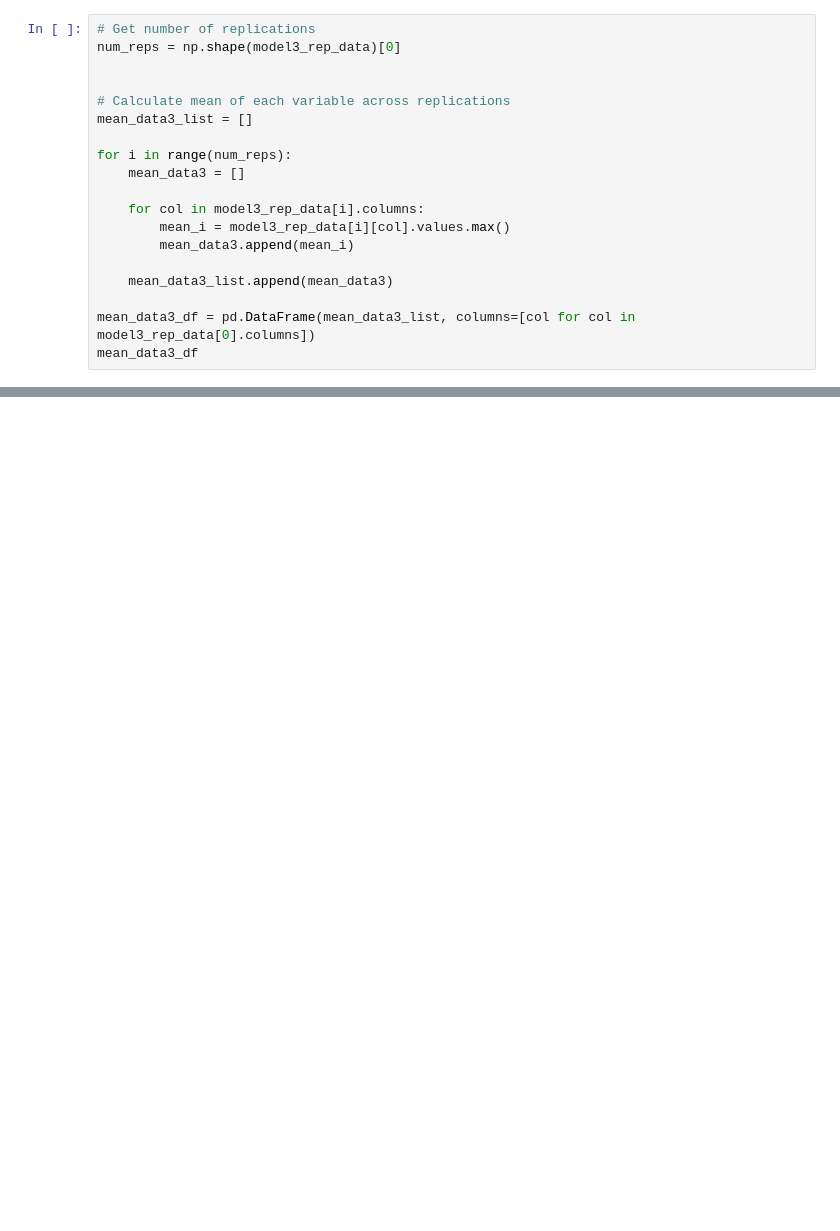
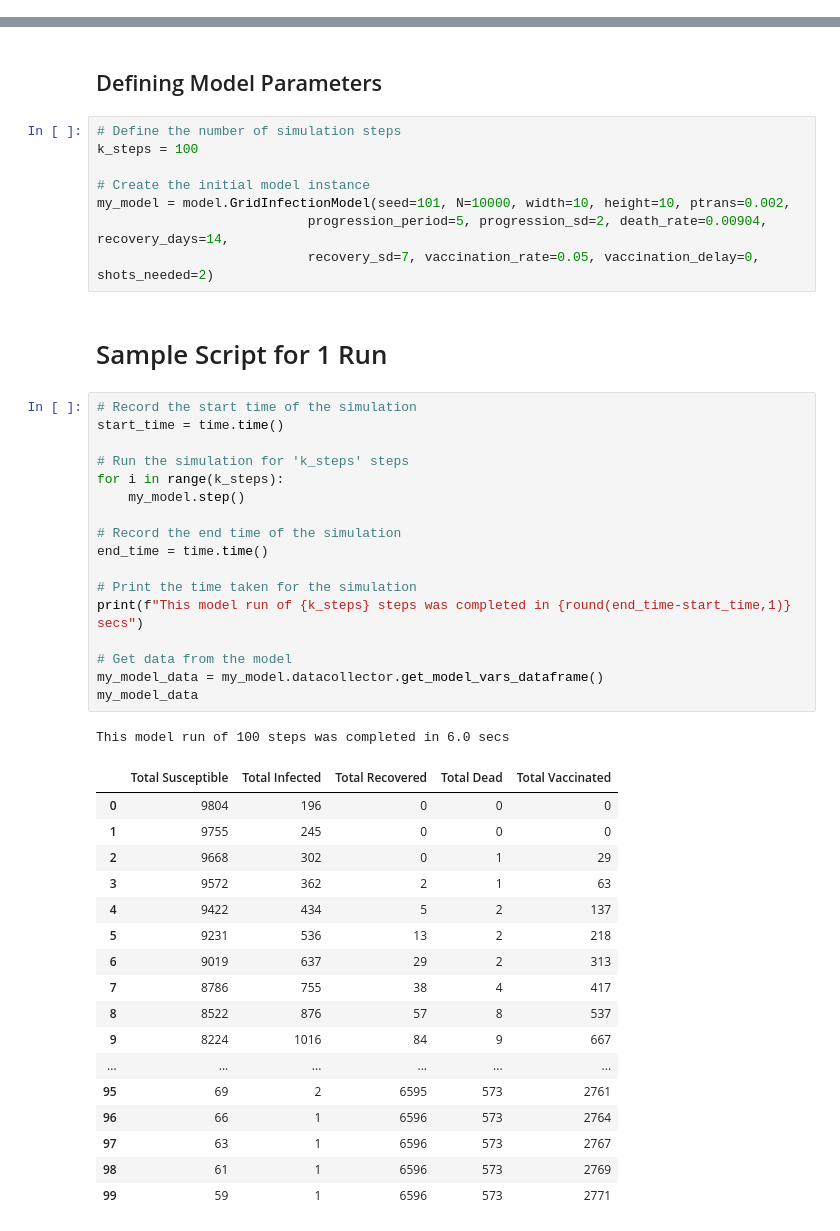
Before and after one commit to margauxyap/SIRDV-Mesa, a Jupyter notebook: example.ipynb, the cells around one changed output, grey strips where cells are left out. Cells and saved outputs as stored; diff of their text form; blank space fills up the shorter version.

```diff
--- a/example.ipynb
+++ b/example.ipynb
@@ -431,19 +0,0 @@ Model 3 Replication 40 done
-# %%
-# Get number of replications
-num_reps = np.shape(model3_rep_data)[0]
-
-
-# Calculate mean of each variable across replications
-mean_data3_list = []
-
-for i in range(num_reps):
-    mean_data3 = []
-
-    for col in model3_rep_data[i].columns:
-        mean_i = model3_rep_data[i][col].values.max()
-        mean_data3.append(mean_i)
-
-    mean_data3_list.append(mean_data3)
-
-mean_data3_df = pd.DataFrame(mean_data3_list, columns=[col for col in model3_rep_data[0].columns])
-mean_data3_df
@@ -492,0 +50,48 @@ ci3
+# %% [markdown]
+## Defining Model Parameters
+# %%
+# Define the number of simulation steps
+k_steps = 100
+
+# Create the initial model instance
+my_model = model.GridInfectionModel(seed=101, N=10000, width=10, height=10, ptrans=0.002,
+                           progression_period=5, progression_sd=2, death_rate=0.00904, recovery_days=14,
+                           recovery_sd=7, vaccination_rate=0.05, vaccination_delay=0, shots_needed=2)
+# %% [markdown]
+# Sample Script for 1 Run
+# %%
+# Record the start time of the simulation
+start_time = time.time()
+
+# Run the simulation for 'k_steps' steps
+for i in range(k_steps):
+    my_model.step()
+
+# Record the end time of the simulation
+end_time = time.time()
+
+# Print the time taken for the simulation
+print(f"This model run of {k_steps} steps was completed in {round(end_time-start_time,1)} secs")
+
+# Get data from the model
+my_model_data = my_model.datacollector.get_model_vars_dataframe()
+my_model_data
+# %% [output]
+This model run of 100 steps was completed in 6.0 secs
+|  | Total Susceptible | Total Infected | Total Recovered | Total Dead | Total Vaccinated |
+| 0 | 9804 | 196 | 0 | 0 | 0 |
+| 1 | 9755 | 245 | 0 | 0 | 0 |
+| 2 | 9668 | 302 | 0 | 1 | 29 |
+| 3 | 9572 | 362 | 2 | 1 | 63 |
+| 4 | 9422 | 434 | 5 | 2 | 137 |
+| 5 | 9231 | 536 | 13 | 2 | 218 |
+| 6 | 9019 | 637 | 29 | 2 | 313 |
+| 7 | 8786 | 755 | 38 | 4 | 417 |
+| 8 | 8522 | 876 | 57 | 8 | 537 |
+| 9 | 8224 | 1016 | 84 | 9 | 667 |
+| ... | ... | ... | ... | ... | ... |
+| 95 | 69 | 2 | 6595 | 573 | 2761 |
+| 96 | 66 | 1 | 6596 | 573 | 2764 |
+| 97 | 63 | 1 | 6596 | 573 | 2767 |
+| 98 | 61 | 1 | 6596 | 573 | 2769 |
+| 99 | 59 | 1 | 6596 | 573 | 2771 |
```
Also changed, not shown: parts of 54 cells of this notebook, 2 other files.
